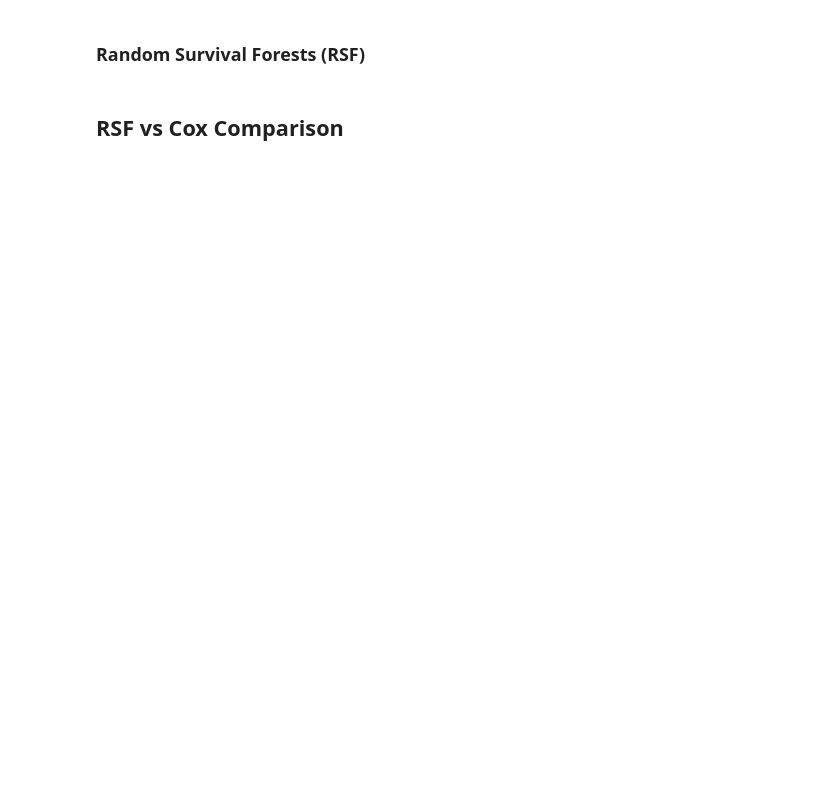
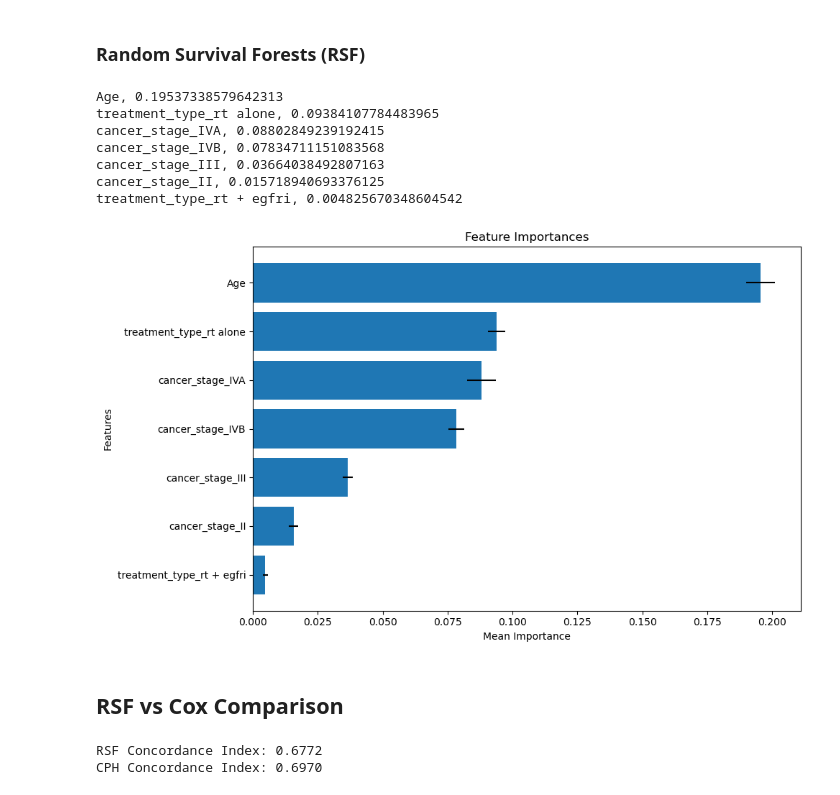
Before and after one commit to veronicruz/BINF5507-Assignment1, a Jupyter notebook: Assignment 4/Scripts/main.ipynb, the cells around one changed output. Saved outputs shown, nothing was run; the diff lists cells and outputs as text; code cells hidden in the pictures; blank space fills up the shorter version.

```diff
--- a/Assignment 4/Scripts/main.ipynb
+++ b/Assignment 4/Scripts/main.ipynb
@@ -305,10 +284,69 @@ below.
 # %% [markdown]
 ### Random Survival Forests (RSF)
 # %%
-## build random survival forest model
+#============BUILD RANDOM FOREST MODEL============#
+rsf = RandomSurvivalForest(n_estimators=100, random_state=42)
+df = df_cph.copy()
 
-# preform vairabl eimporance analysis to find predicitve factors
+y = np.array(
+    list(zip(df['death_flag'].astype(bool), df['time_months'].astype(float))),
+    dtype =[('event','bool'), ('time','float64')]
+)
+df.drop(columns=['time_months','death_flag'], inplace = True)
+
+X_train, X_test, y_train, y_test = train_test_split(df, y, test_size=0.2, random_state=42)
+
+rsf.fit(X_train, y_train)
+
+#============VARIABLE IMPORTANCE ANALYSIS: finding predicitve factors============#
+#referenced https://scikit-survival.readthedocs.io/en/stable/user_guide/random-survival-forest.html
+
+result = permutation_importance(rsf, df, y, n_repeats=15, random_state=42)
+feature_importance = pd.DataFrame(
+    {
+        k: result[k]
+        for k in (
+                "importances_mean",
+                "importances_std"
+        )
+    },
+    index=df.columns,
+).sort_values(by = "importances_mean", ascending= False)
+
+# Sort by importances_mean and plot
+feature_importance = feature_importance.sort_values(by="importances_mean", ascending=False)
+
+for fi in feature_importance.iterrows():
+    print(f"{fi[0]}, {fi[1]["importances_mean"]}")
+
+plt.figure(figsize=(10, 6))
+plt.title('Feature Importances')
+plt.barh(feature_importance.index, feature_importance['importances_mean'], xerr=feature_importance['importances_std'], align='center')
+plt.xlabel('Mean Importance')
+plt.ylabel('Features')
+plt.gca().invert_yaxis()
+plt.tight_layout()
+plt.show()
+# %% [output]
+Age, 0.19537338579642313
+treatment_type_rt alone, 0.09384107784483965
+cancer_stage_IVA, 0.08802849239192415
+cancer_stage_IVB, 0.07834711151083568
+cancer_stage_III, 0.03664038492807163
+cancer_stage_II, 0.015718940693376125
+treatment_type_rt + egfri, 0.004825670348604542
+[figure, added]
 # %% [markdown]
 ## RSF vs Cox Comparison
 # %%
 ## compare RSF models concordance index (C-index) with Cox regression
+# Predict the risk scores on the test set
+risk_scores = rsf.predict(X_test)
+
+# Calculate the concordance index
+c_index = concordance_index_censored(y_test['event'], y_test['time'], risk_scores)[0]
+print(f'RSF Concordance Index: {c_index:.4f}')
+print(f'CPH Concordance Index: {cph.concordance_index_:.4f}')
+# %% [output]
+RSF Concordance Index: 0.6772
+CPH Concordance Index: 0.6970
```
Also changed, not shown: parts of 2 cells of this notebook.
